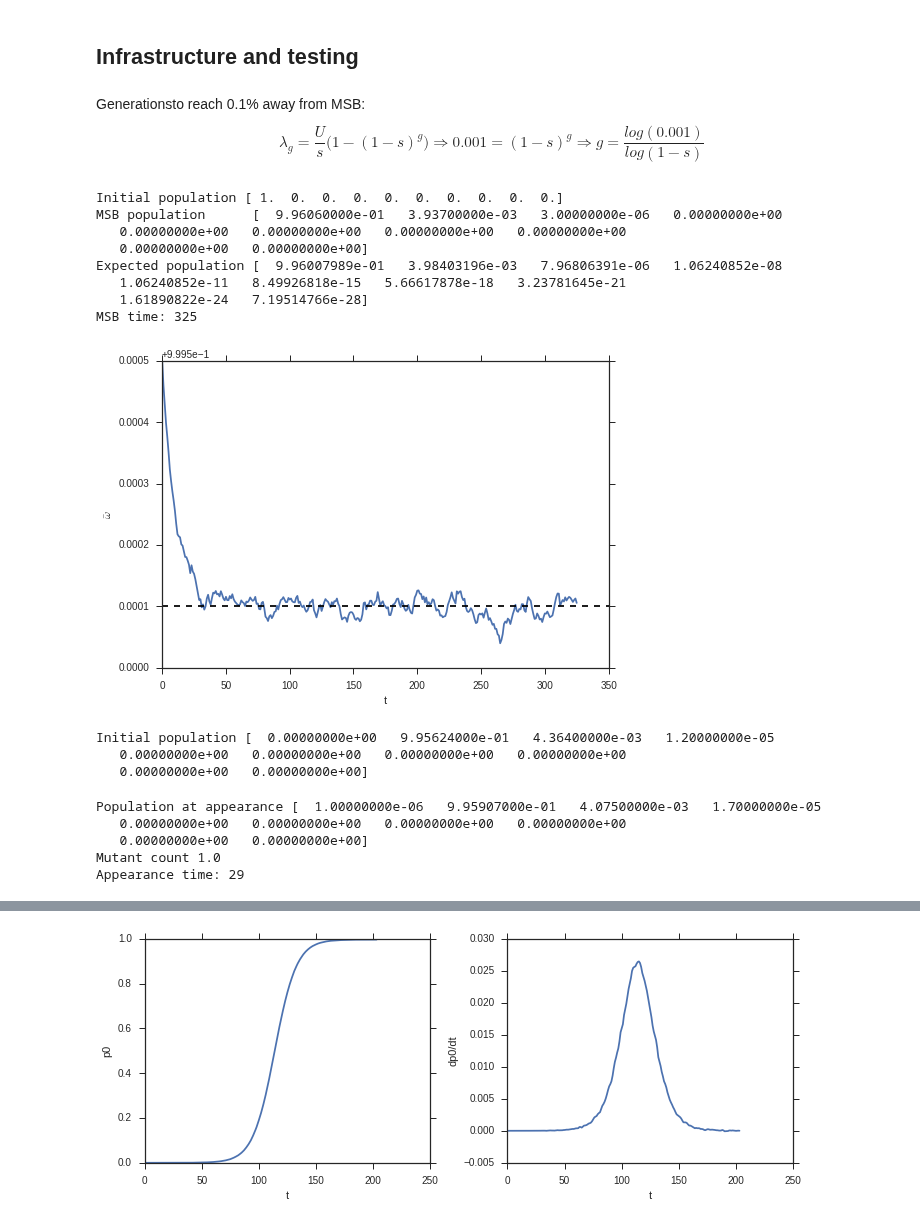
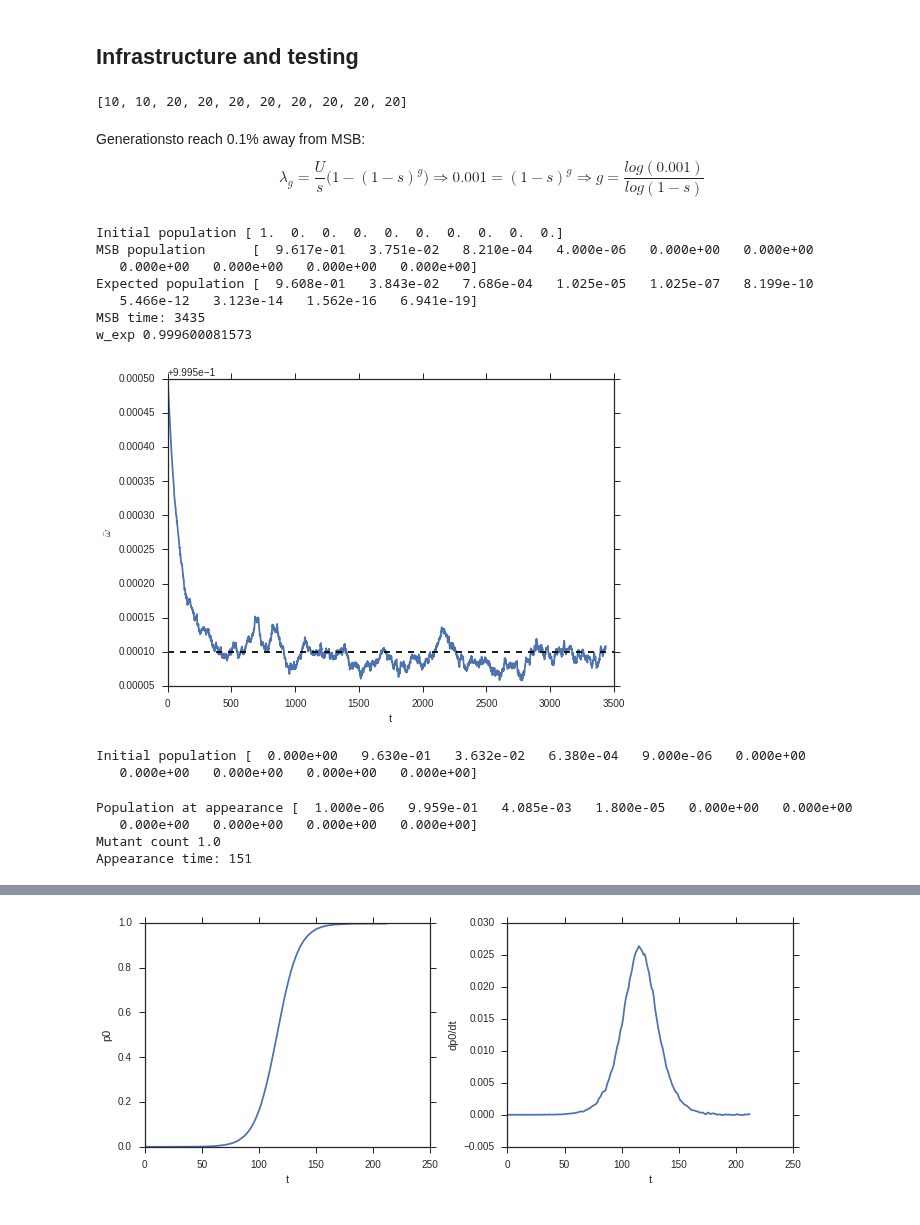
Before and after one commit to yoavram/mamba, a Jupyter notebook: simarba/adaptation model.ipynb, the cells around one changed output, grey strips where cells are left out. Drawn from its saved outputs; the diff is of its cells as text; code cells hidden in the pictures.

```diff
--- a/simarba/adaptation model.ipynb
+++ b/simarba/adaptation model.ipynb
@@ -24,29 +25,39 @@ s=0.1
 N=1e6
 beta=1/50000.
 r=0.
+pi=0
+tau=1
 assert r == 0, "Recombination not implemented"
 # %%
-def del_mut_mat(U,G):
+def del_mut_mat(U,G,pi=0,tau=1):
     '''del mut matrix'''
     dM = zeros((G,G))
     for j in range(G):
-        v = stats.poisson(U).pmf(j)
-        dM += diag([v]*(G-j), -j)
+        v = stats.poisson([U + U*(tau - 1)*(i >= pi) for i in range(0,G-j)]).pmf(j)
+        dM += diag(v, -j)
     dM[-1,:] += (1 - dM.sum(axis=0))
+    for j in range(G):
+        if allclose(dM[-1,j],1): dM[-1,j]=1
+        elif allclose(dM[-1,j],0): dM[-1,j]=0
     assert allclose(1, dM.sum(axis=0)), "All columns must sum to one"
     return dM
-dM = del_mut_mat(U,G)
+dM = del_mut_mat(U,G,0,1)
+assert all(del_mut_mat(10*U,G,0,1)==del_mut_mat(U,G,0,10))
 
-def ben_mut_mat(beta,U,G):
+def ben_mut_mat(beta,U,G,pi=0,tau=1):
     '''ben mut matrix'''
     bM = zeros((G,G))
     for j in range(G):
-        v = stats.poisson(beta*U).pmf(j)
-        bM += diag([v]*(G-j), j)
+        v = stats.poisson([beta * (U + U*(tau - 1)*(i >= pi)) for i in range(j,G)]).pmf(j)
+        bM += diag(v, j)
     bM[0,:] += (1 - bM.sum(axis=0))
+    for j in range(G):
+        if allclose(bM[-1,j],1): bM[-1,j]=1
+        elif allclose(bM[-1,j],0): bM[-1,j]=0
     assert allclose(1, bM.sum(axis=0)), "All columns must sum to one"
     return bM
-bM = ben_mut_mat(beta,U,G)
+bM = ben_mut_mat(beta,U,G,0,1)
+assert all(ben_mut_mat(beta,10*U,G,0,1)==ben_mut_mat(beta,U,G,0,10))
 
 def sel_mat(s,G):
     '''selection matrix'''
@@ -55,20 +66,30 @@ def sel_mat(s,G):
     assert (S * (ones((G,G)) - eye(G)) == 0).all(), "Non main diagonal elements must be zeros"
     return S
 S = sel_mat(s,G)
+# %%
+a=1
+[2*(5 + 5*(j>a)) for j in range(10)]
+# %% [output]
+[10, 10, 20, 20, 20, 20, 20, 20, 20, 20]
 # %%
 def evolve(t, p, condition, N, S, dM, bM, verbose=True):
     if verbose:
         W = [S.dot(p).sum()]
         P = [p.copy()]
     while condition(t,p):
+        assert all(p >= 0), "frequencies vector must be non-negative (tick %d)"%t
         p[:] = S.dot(p)
+        assert all(p >= 0), "frequencies vector must be non-negative (tick %d)"%t
         p[:] = dM.dot(p)
+        assert all(p >= 0), "frequencies vector must be non-negative (tick %d)"%t
         p[:] = bM.dot(p)
+        assert all(p >= 0), "frequencies vector must be non-negative (tick %d)"%t
         p[:] /= p.sum()
+        assert allclose(p.sum(), 1), "frequencies vector must sum to one (tick %d)"%t
 
         if N > 0:
             p[:] = multinomial(N, p) / float(N)
-        assert allclose(p.sum(), 1), "frequencies vector must sum to one"
+        assert allclose(p.sum(), 1), "frequencies vector must sum to one (tick %d)"%t
         t += 1
         if verbose:
             W.append(S.dot(p).sum())
@@ -87,30 +108,31 @@ $$
 # %%
 ## initialize
 MSB_ticks = int(log(0.001) / log(1 - s)) * 5
 p = zeros(G)
 p[0] = 1.
 print "Initial population", p
 
 ## MSB
 t,P,W = evolve(0, p, lambda t,p: t < MSB_ticks, N, S, dM, bM)
 
 print "MSB population     ", P[-1]
 print "Expected population", stats.poisson(U/s).pmf(arange(G))
 print "MSB time:", t
 plot(range(len(W)), W)
-axhline(y=exp(-U), color='k', ls='--')
+w_exp = max(numpy.linalg.eigvals(S.dot(dM.dot(bM))))
+print "w_exp",w_exp
+axhline(y=w_exp, color='k', ls='--')
 xlabel('t')
 ylabel(r'$\bar{\omega}$');
 # %% [output]
 Initial population [ 1.  0.  0.  0.  0.  0.  0.  0.  0.  0.]
-MSB population      [  9.96060000e-01   3.93700000e-03   3.00000000e-06   0.00000000e+00
-   0.00000000e+00   0.00000000e+00   0.00000000e+00   0.00000000e+00
-   0.00000000e+00   0.00000000e+00]
-Expected population [  9.96007989e-01   3.98403196e-03   7.96806391e-06   1.06240852e-08
-   1.06240852e-11   8.49926818e-15   5.66617878e-18   3.23781645e-21
-   1.61890822e-24   7.19514766e-28]
-MSB time: 325
+MSB population      [  9.617e-01   3.751e-02   8.210e-04   4.000e-06   0.000e+00   0.000e+00
+   0.000e+00   0.000e+00   0.000e+00   0.000e+00]
+Expected population [  9.608e-01   3.843e-02   7.686e-04   1.025e-05   1.025e-07   8.199e-10
+   5.466e-12   3.123e-14   1.562e-16   6.941e-19]
+MSB time: 3435
+w_exp 0.999600081573
-[figure, old version]
+[figure, new version]
 # %%
 ## change environment
 p = P[-1]
@@ -118,9 +140,8 @@ p[1:] = p[:-1]
 p[0] = 0
 print "Initial population", p
 # %% [output]
-Initial population [  0.00000000e+00   9.95624000e-01   4.36400000e-03   1.20000000e-05
-   0.00000000e+00   0.00000000e+00   0.00000000e+00   0.00000000e+00
-   0.00000000e+00   0.00000000e+00]
+Initial population [  0.000e+00   9.630e-01   3.632e-02   6.380e-04   9.000e-06   0.000e+00
+   0.000e+00   0.000e+00   0.000e+00   0.000e+00]
 # %%
 ## Wait for beneficial mutation
 t0 = t
@@ -129,11 +150,10 @@ print "Population at appearance", P[-1]
 print "Mutant count", P[-1][0]*N
 print "Appearance time:", t-t0
 # %% [output]
-Population at appearance [  1.00000000e-06   9.95907000e-01   4.07500000e-03   1.70000000e-05
-   0.00000000e+00   0.00000000e+00   0.00000000e+00   0.00000000e+00
-   0.00000000e+00   0.00000000e+00]
+Population at appearance [  1.000e-06   9.959e-01   4.085e-03   1.800e-05   0.000e+00   0.000e+00
+   0.000e+00   0.000e+00   0.000e+00   0.000e+00]
 Mutant count 1.0
-Appearance time: 29
+Appearance time: 151
 # %%
 ## fixation or extinction of mutant
 pfix = exp(-U/s)
```
Also changed, not shown: parts of 9 cells of this notebook.
